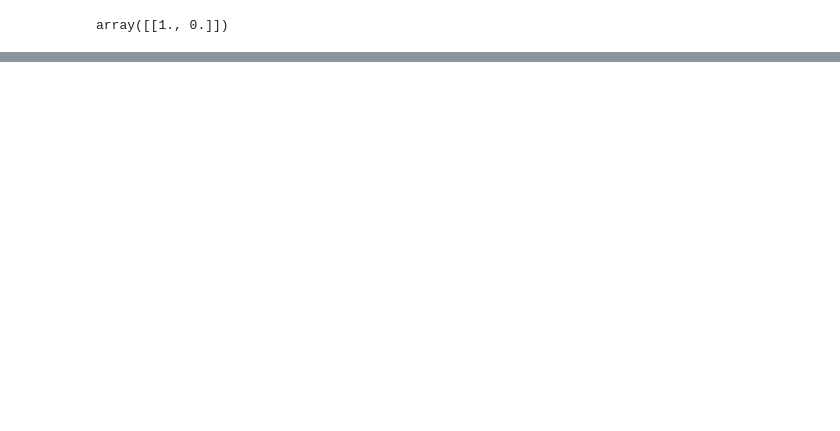
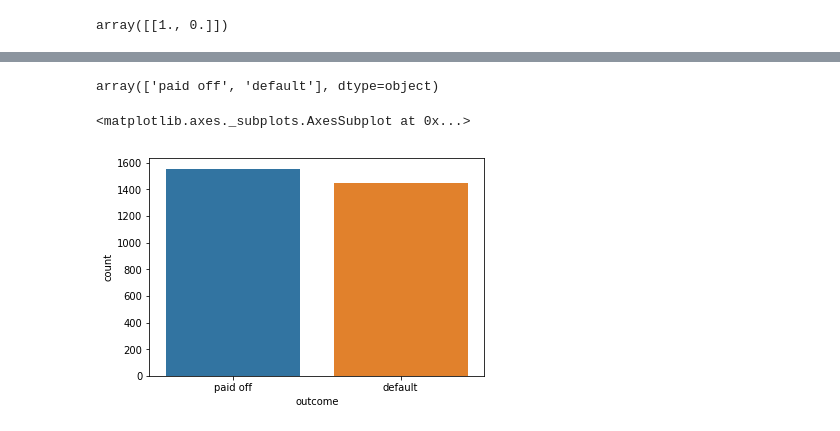
Before and after one commit to coolum001/Stats4DSNotebookProject, a Jupyter notebook: Stats4DS-3.ipynb, the cells around one changed output, grey strips where cells are left out. Drawn from its saved outputs; the diff is of its cells as text; code cells hidden in the pictures; blank space fills up the shorter version.

```diff
--- a/Stats4DS-3.ipynb
+++ b/Stats4DS-3.ipynb
@@ -356,0 +379,2 @@ node=0 test node: go to node 1 if X[:, 1] <= 0.2475728690624237 else to node 2.
+# %%
+loans3000_df = pd.read_csv("data/loan3000.csv")
@@ -356,0 +390,9 @@ node=0 test node: go to node 1 if X[:, 1] <= 0.2475728690624237 else to node 2.
+# %%
+loans3000_df['outcome'].unique()
+# %% [output]
+array(['paid off', 'default'], dtype=object)
+# %%
+sns.countplot(x='outcome', data=loans3000_df)
+# %% [output]
+<matplotlib.axes._subplots.AxesSubplot at 0x...>
+[figure, added]
```
Also changed, not shown: parts of 38 cells of this notebook.
